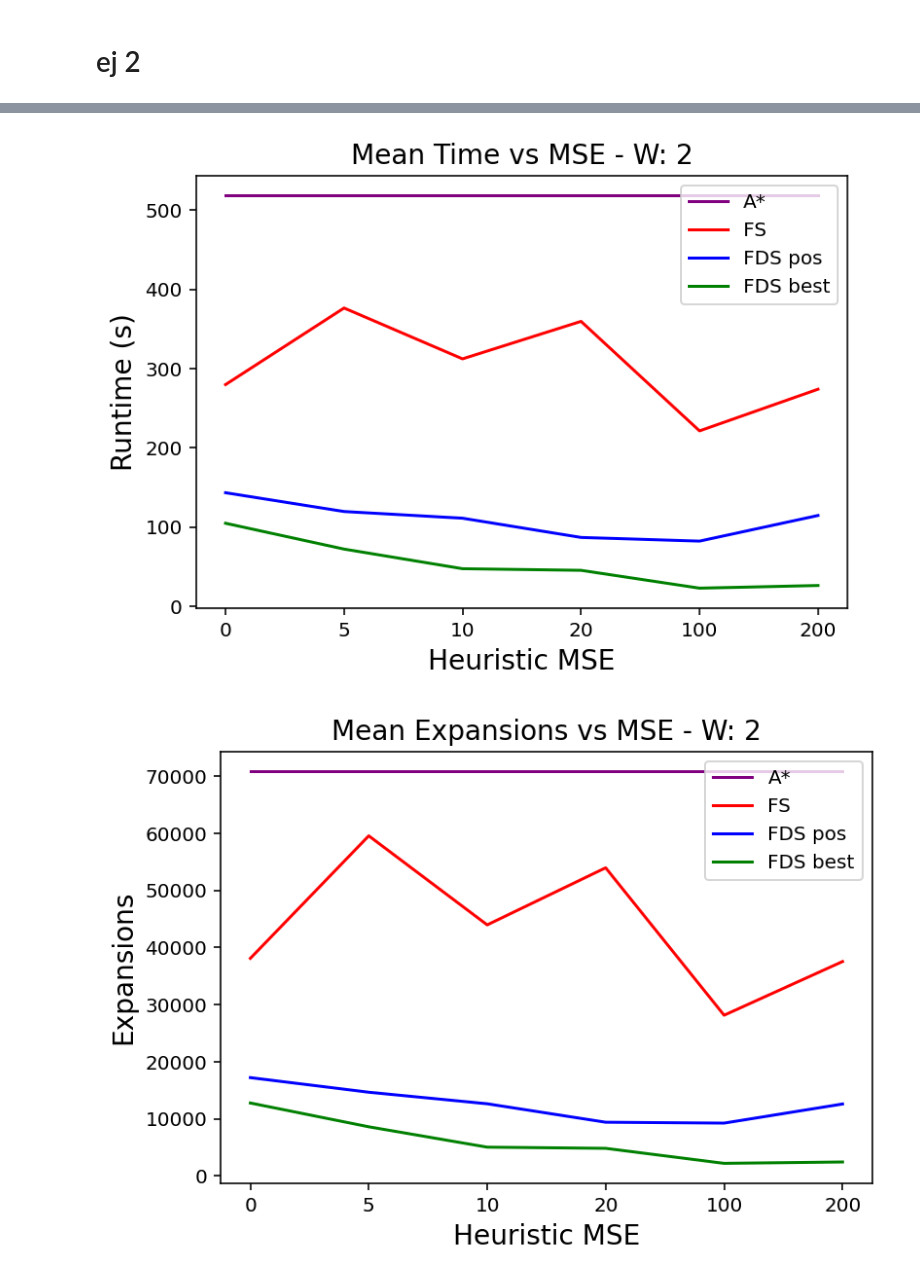
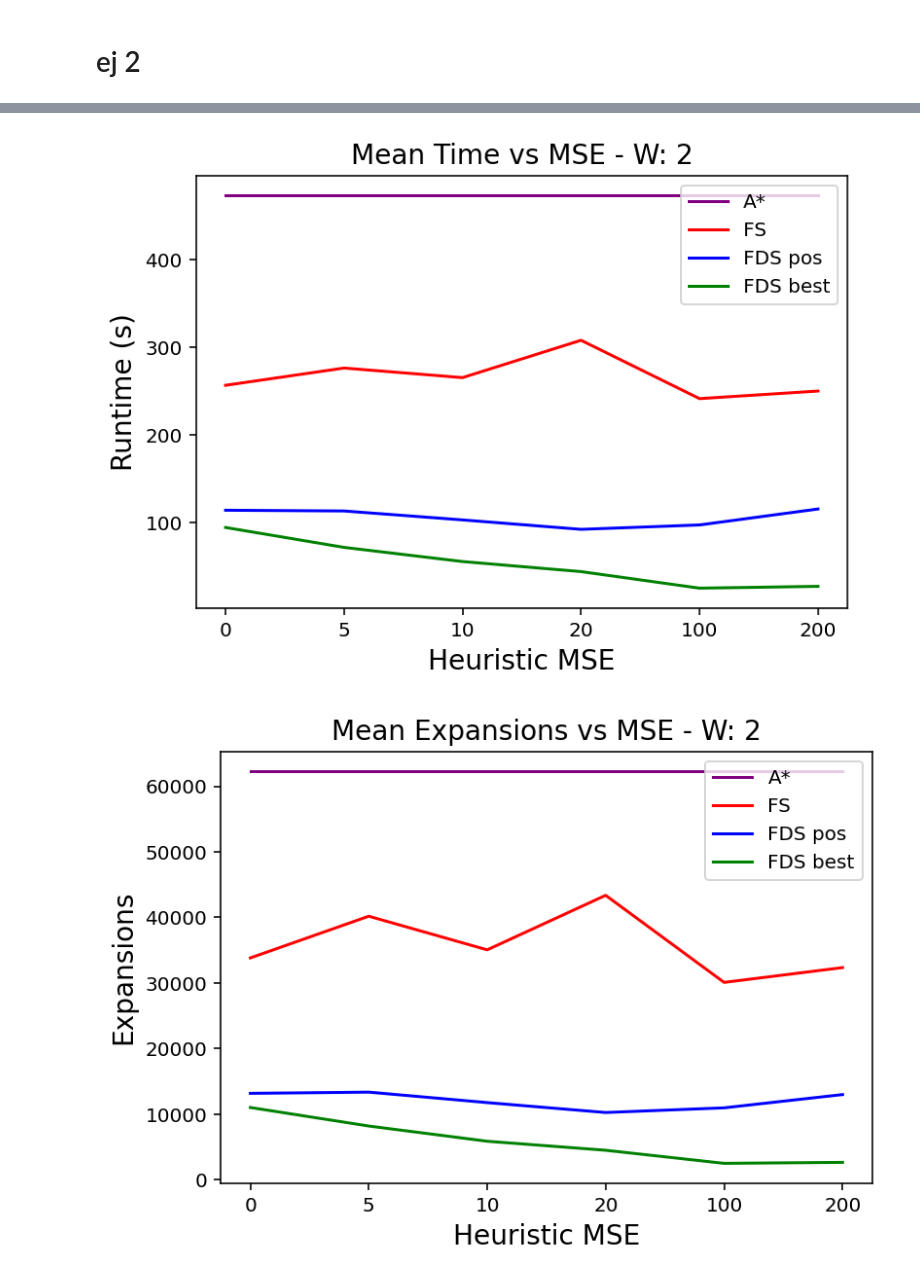
Before and after one commit to anais-mv/ipre-anais, a Jupyter notebook: gráficos + pos + best.ipynb, the cells around one changed output, grey strips where cells are left out. Drawn from its saved outputs; the diff is of its cells as text; code cells hidden in the pictures.

```diff
--- a/gráficos + pos + best.ipynb
+++ b/gráficos + pos + best.ipynb
@@ -246,8 +246,8 @@ graficar(ejemplo2_w1_5, 1.5, 15)
 # %%
 ejemplo2_w2 = "dato_2023-08-05 09.49.27.497343_--can_prop=19--can_op=100--rango=3--max_add=3--min_ap=10--weight=2__"
-graficar(ejemplo2_w2, 2, 15)
+graficar(ejemplo2_w2, 2, 30)
 # %% [output]
-[figure, old version]
+[figure, new version]
-[figure, old version]
+[figure, new version]
 # %%
 ejemplo2_w4 = "dato_2023-08-05 09.49.27.497343_--can_prop=19--can_op=100--rango=3--max_add=3--min_ap=10--weight=4__"
```
Also changed, not shown: parts of 2 cells of this notebook, 44 other files.
